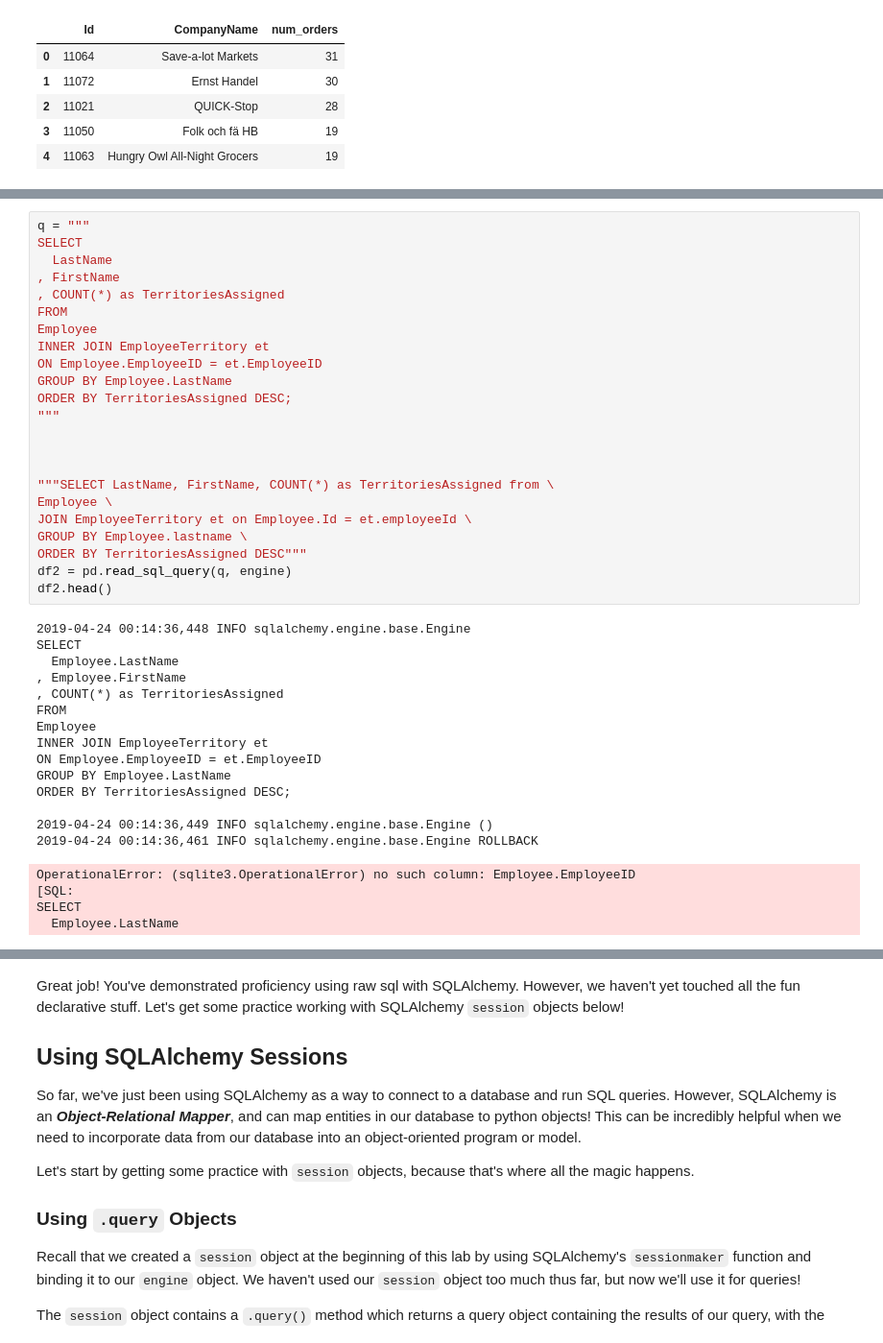
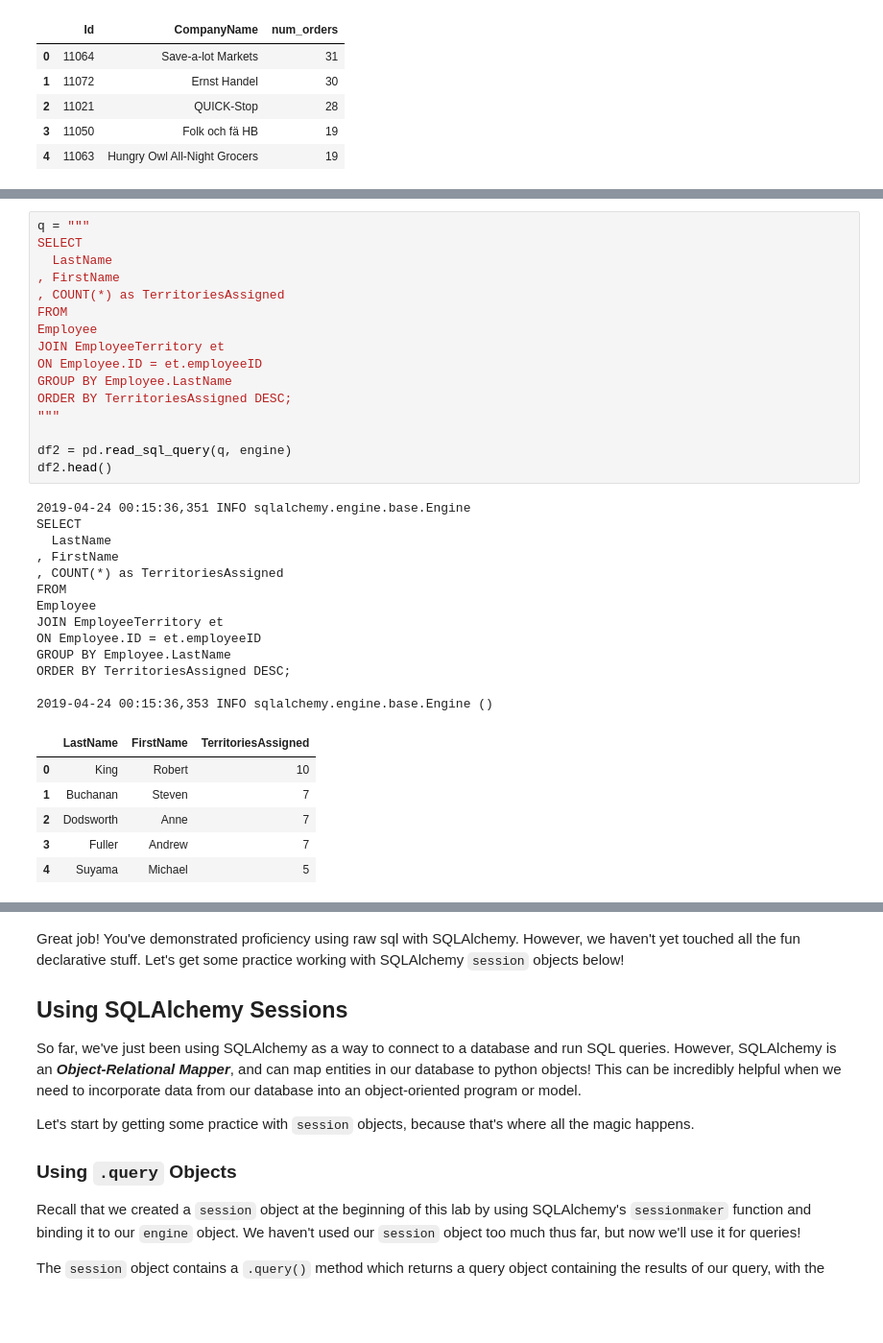
Before and after one commit to kayschulz/dsc-2-13-11-queries-with-sqlalchemy-lab-seattle-ds-career-040119, a Jupyter notebook: index.ipynb, the cells around one changed output, grey strips where cells are left out. Shown: that part at 96% size. Drawn from its saved outputs; the diff is of its cells as text; blank space fills up the shorter version.

```diff
--- a/index.ipynb
+++ b/index.ipynb
@@ -288,45 +288,39 @@ In the cell below:
 # %%
 q = """
 SELECT
   LastName
 , FirstName
 , COUNT(*) as TerritoriesAssigned
 FROM
 Employee
-INNER JOIN EmployeeTerritory et
-ON Employee.EmployeeID = et.EmployeeID
+JOIN EmployeeTerritory et
+ON Employee.ID = et.employeeID
 GROUP BY Employee.LastName
 ORDER BY TerritoriesAssigned DESC;
 """
 
-
-
-"""SELECT LastName, FirstName, COUNT(*) as TerritoriesAssigned from \
-Employee \
-JOIN EmployeeTerritory et on Employee.Id = et.employeeId \
-GROUP BY Employee.lastname \
-ORDER BY TerritoriesAssigned DESC"""
 df2 = pd.read_sql_query(q, engine)
 df2.head()
 # %% [output]
-2019-04-24 00:14:36,448 INFO sqlalchemy.engine.base.Engine
+2019-04-24 00:15:36,351 INFO sqlalchemy.engine.base.Engine
 SELECT
-  Employee.LastName
-, Employee.FirstName
+  LastName
+, FirstName
 , COUNT(*) as TerritoriesAssigned
 FROM
 Employee
-INNER JOIN EmployeeTerritory et
-ON Employee.EmployeeID = et.EmployeeID
+JOIN EmployeeTerritory et
+ON Employee.ID = et.employeeID
 GROUP BY Employee.LastName
 ORDER BY TerritoriesAssigned DESC;
 
-2019-04-24 00:14:36,449 INFO sqlalchemy.engine.base.Engine ()
-2019-04-24 00:14:36,461 INFO sqlalchemy.engine.base.Engine ROLLBACK
+2019-04-24 00:15:36,353 INFO sqlalchemy.engine.base.Engine ()
-OperationalError: (sqlite3.OperationalError) no such column: Employee.EmployeeID
-[SQL:
-SELECT
-  Employee.LastName
+|  | LastName | FirstName | TerritoriesAssigned |
+| 0 | King | Robert | 10 |
+| 1 | Buchanan | Steven | 7 |
+| 2 | Dodsworth | Anne | 7 |
+| 3 | Fuller | Andrew | 7 |
+| 4 | Suyama | Michael | 5 |
 # %% [markdown]
 #### Expected Output:
 
```
